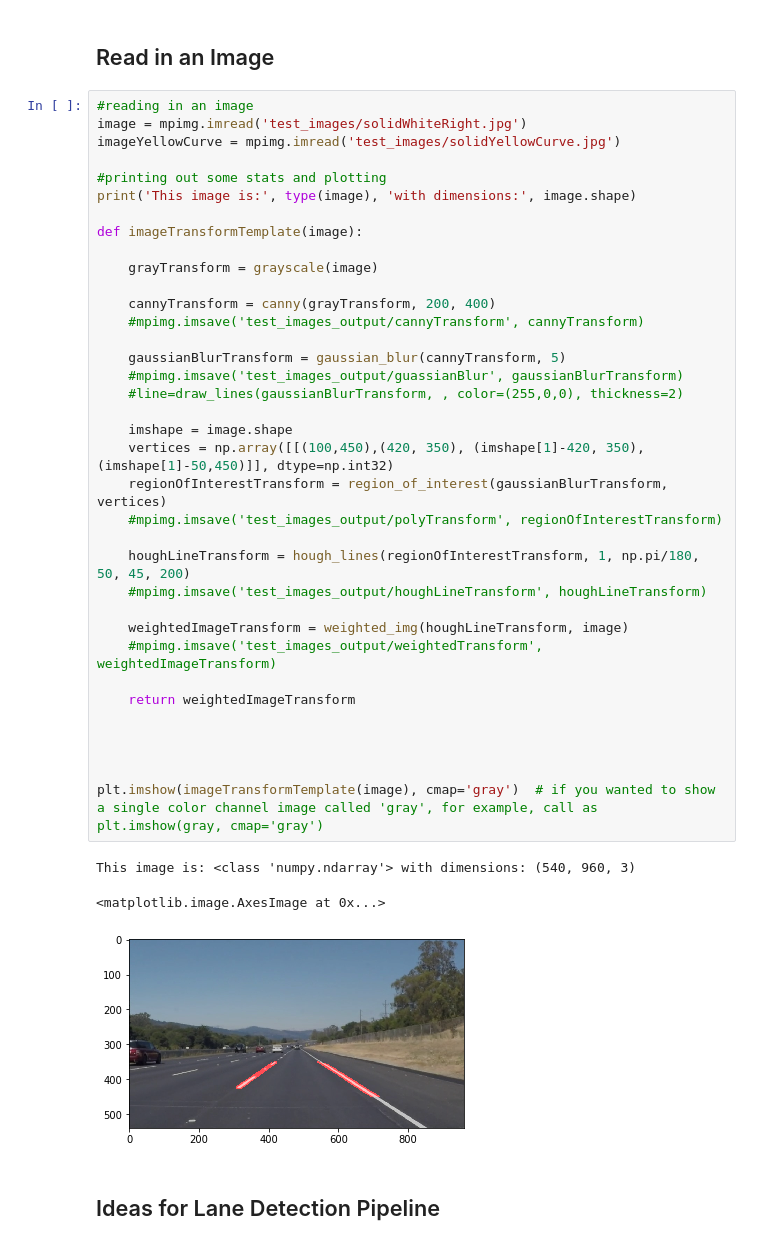
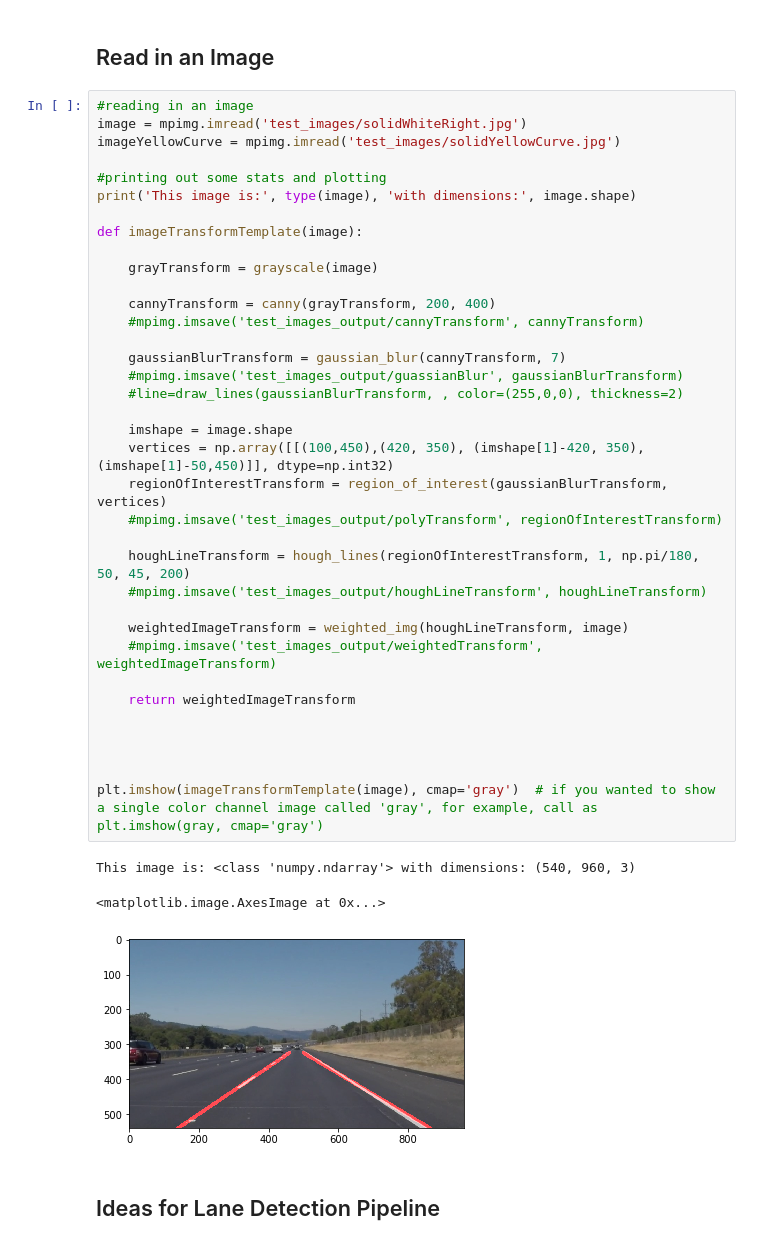
Before and after one commit to qu0b/march2017_sdcUdacity, a Jupyter notebook: P1.ipynb, the cells around one changed output. Drawn from its saved outputs; the diff is of its cells as text.

```diff
--- a/P1.ipynb
+++ b/P1.ipynb
@@ -60,35 +60,35 @@ print('This image is:', type(image), 'with dimensions:', image.shape)
 def imageTransformTemplate(image):
 
     grayTransform = grayscale(image)
 
     cannyTransform = canny(grayTransform, 200, 400)
     #mpimg.imsave('test_images_output/cannyTransform', cannyTransform)
 
-    gaussianBlurTransform = gaussian_blur(cannyTransform, 5)
+    gaussianBlurTransform = gaussian_blur(cannyTransform, 7)
     #mpimg.imsave('test_images_output/guassianBlur', gaussianBlurTransform)
     #line=draw_lines(gaussianBlurTransform, , color=(255,0,0), thickness=2)
 
     imshape = image.shape
     vertices = np.array([[(100,450),(420, 350), (imshape[1]-420, 350), (imshape[1]-50,450)]], dtype=np.int32)
     regionOfInterestTransform = region_of_interest(gaussianBlurTransform, vertices)
     #mpimg.imsave('test_images_output/polyTransform', regionOfInterestTransform)
 
     houghLineTransform = hough_lines(regionOfInterestTransform, 1, np.pi/180, 50, 45, 200)
     #mpimg.imsave('test_images_output/houghLineTransform', houghLineTransform)
 
     weightedImageTransform = weighted_img(houghLineTransform, image)
     #mpimg.imsave('test_images_output/weightedTransform', weightedImageTransform)
 
     return weightedImageTransform
 
 
 
 
 plt.imshow(imageTransformTemplate(image), cmap='gray')  # if you wanted to show a single color channel image called 'gray', for example, call as plt.imshow(gray, cmap='gray')
 # %% [output]
 This image is: <class 'numpy.ndarray'> with dimensions: (540, 960, 3)
 <matplotlib.image.AxesImage at 0x...>
-[figure, old version]
+[figure, new version]
 # %% [markdown]
 ## Ideas for Lane Detection Pipeline
 # %% [markdown]
```
Also changed, not shown: parts of 3 cells of this notebook, 8 other files.
